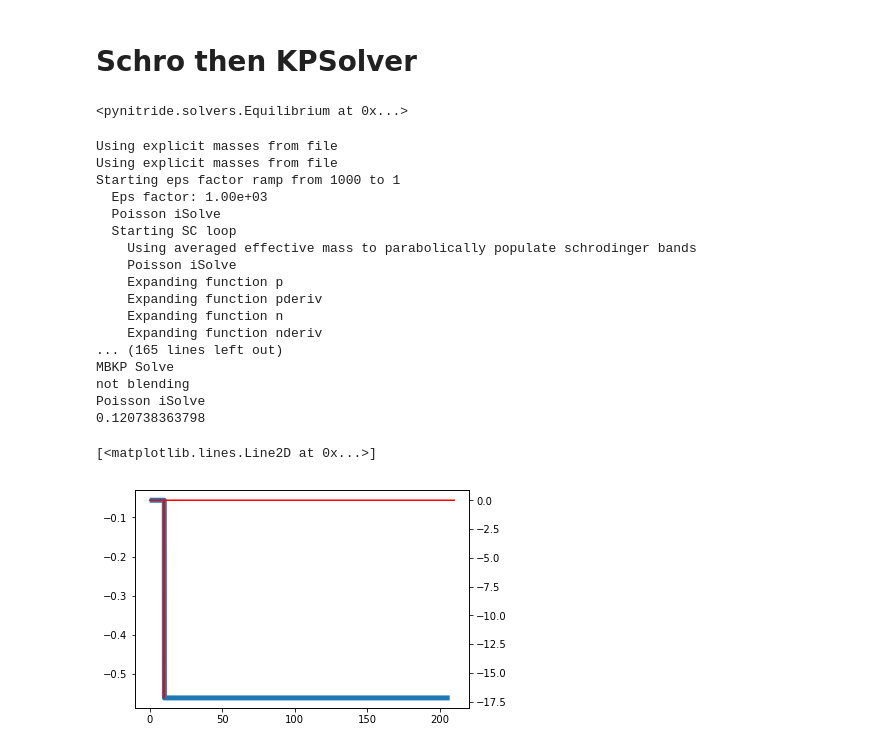
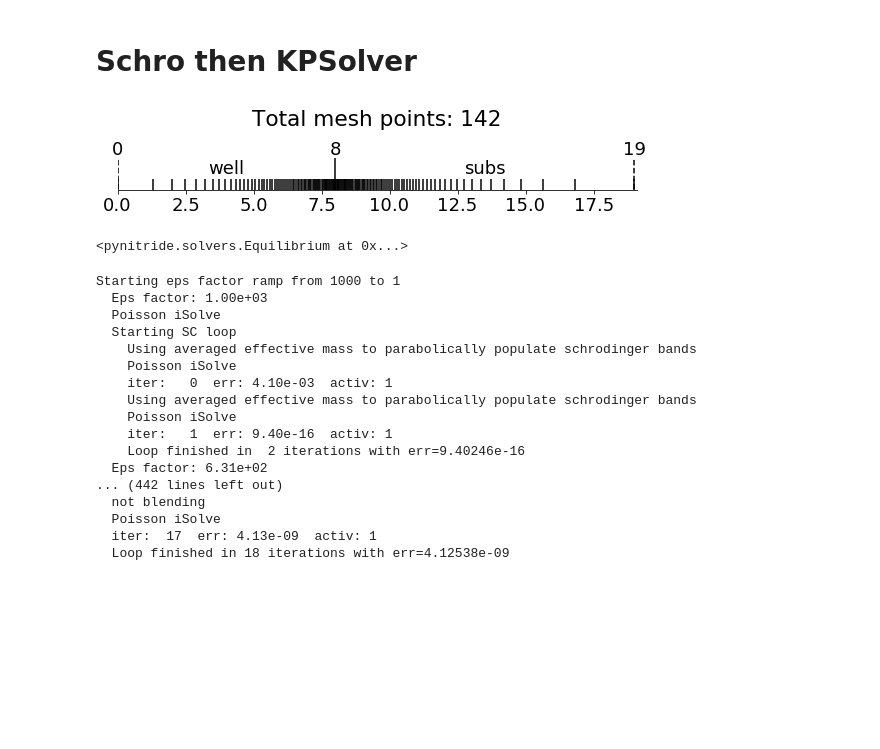
Before and after one commit to samueljamesbader/PyNitride, a Jupyter notebook: examples/Untitled3.ipynb, the cells around one changed output. Cells and saved outputs as stored; diff of their text form; code cells hidden in the pictures; blank space fills up the shorter version.

Commit message:
about to compress schro

```diff
--- a/examples/Untitled3.ipynb
+++ b/examples/Untitled3.ipynb
@@ -263,42 +224,45 @@ m,[scm,clm]=gan_pfet(10*nm,200*nm,Ndef=5e16/cm**3,)
+# %%
+scm.plot_mesh()
+# %% [output]
+[figure, added]
 # %%
 Equilibrium(m)
 # %% [output]
 <pynitride.solvers.Equilibrium at 0x...>
 # %%
+#%%timeit -n 1 -r 1
 scl=SelfConsistentLoop(fieldsolvers=[PoissonSolver(m)],carriersolvers=[Schrodinger(scm,'hole'),Semiclassical(scm,'electron'),Semiclassical(clm)])
-scl.ramp_epsfactor(start=1e3,max_iter=20)
+scl.ramp_epsfactor(start=1e3,max_iter=20,dlefmin=.025)
+#mbkp=MultibandKP(scm)
+#for cs in [mbkp,Schrodinger(scm,'electron'),Semiclassical(clm)]:
+#    cs.solve()
+#print(scl._fs[0].isolve())
+#for cs in [mbkp,Schrodinger(scm,'electron'),Semiclassical(clm)]:
+#    cs.solve()
+#print(scl._fs[0].isolve())
+psm=PoissonSolver(m)
+psm.solve()
 mbkp=MultibandKP(scm)
-for cs in [mbkp,Schrodinger(scm,'electron'),Semiclassical(clm)]:
-    cs.solve()
-print(scl._fs[0].isolve())
-for cs in [mbkp,Semiclassical(scm,'electron'),Semiclassical(clm)]:
-    cs.solve()
-print(scl._fs[0].isolve())
-#scl=SelfConsistentLoop(fieldsolvers=[PoissonSolver(m)],carriersolvers=[MultibandKP(scm),Semiclassical(scm,'electron'),Semiclassical(clm)])
-#scl.loop()
+for H in mbkp._H:
+    H[:6,:6]*=2
+    H[-6:,-6:]*=2
+scl=SelfConsistentLoop(fieldsolvers=[psm],carriersolvers=[mbkp,Semiclassical(scm,'electron'),Semiclassical(clm)])
+scl.loop(tol=1e-8)
 # %% [output]
-Using explicit masses from file
-Using explicit masses from file
 Starting eps factor ramp from 1000 to 1
   Eps factor: 1.00e+03
   Poisson iSolve
   Starting SC loop
     Using averaged effective mass to parabolically populate schrodinger bands
     Poisson iSolve
-    Expanding function p
-    Expanding function pderiv
-    Expanding function n
-    Expanding function nderiv
-... (165 lines left out)
-MBKP Solve
-not blending
-Poisson iSolve
-0.120738363798
+    iter:   0  err: 4.10e-03  activ: 1
+    Using averaged effective mass to parabolically populate schrodinger bands
+    Poisson iSolve
+    iter:   1  err: 9.40e-16  activ: 1
+    Loop finished in  2 iterations with err=9.40246e-16
+  Eps factor: 6.31e+02
+... (442 lines left out)
+  not blending
+  Poisson iSolve
+  iter:  17  err: 4.13e-09  activ: 1
+  Loop finished in 18 iterations with err=4.12538e-09
-# %%
-plt.figure()
-plt.plot(m.zm,m.P,linewidth=5)
-plt.twinx()
-plt.plot(m.zp,m.DP,'r')
-# %% [output]
-[<matplotlib.lines.Line2D at 0x...>]
-[figure, removed]
```
Also changed, not shown: parts of 36 cells of this notebook, 20 other files.
